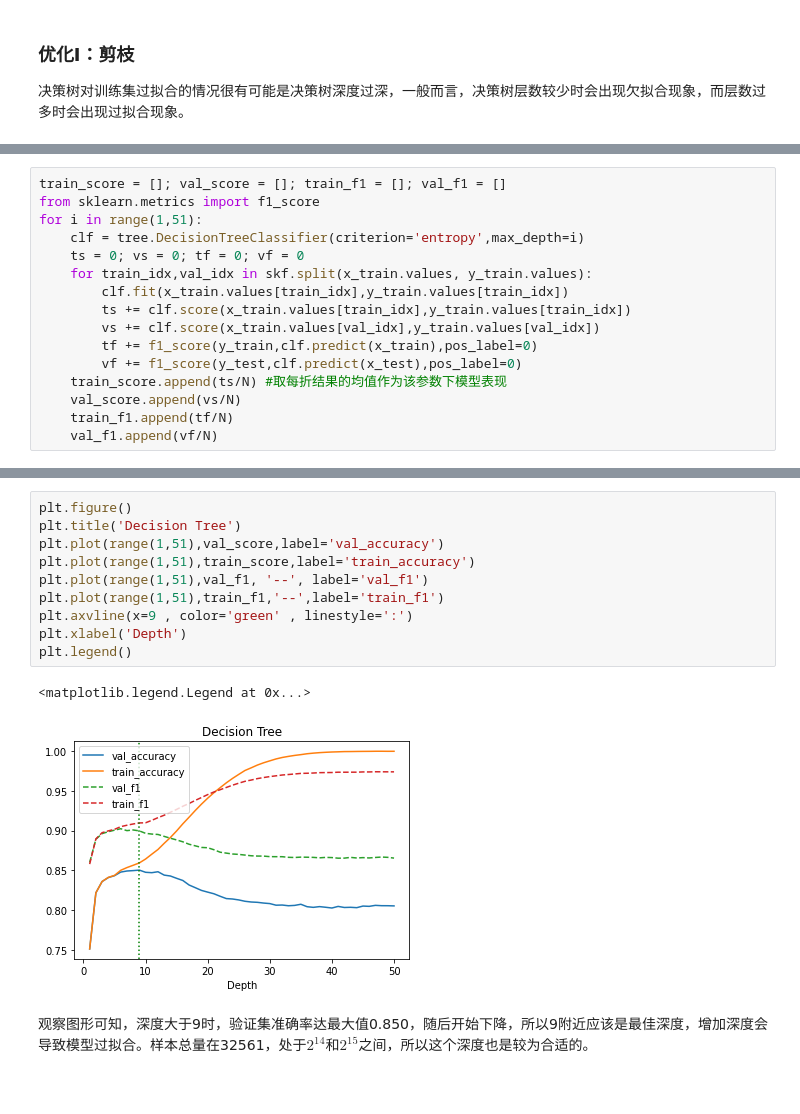
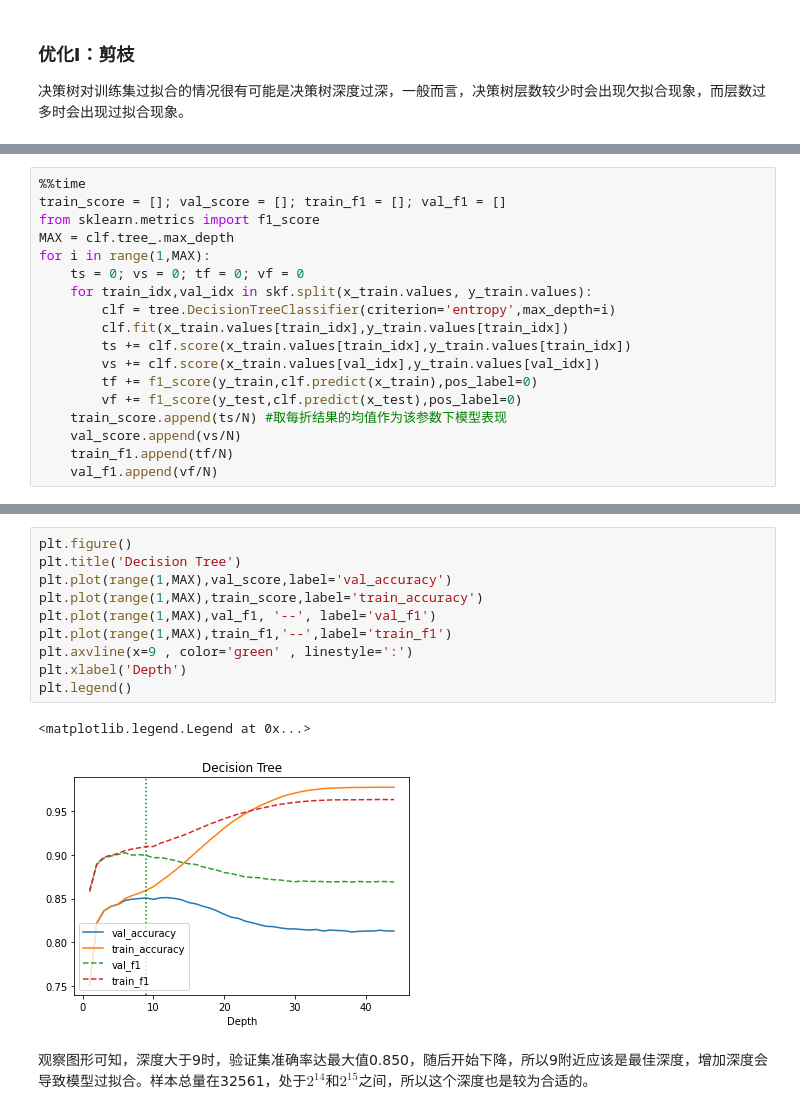
Before and after one commit to MarioZZJ/PM.SimLab-DM, a Jupyter notebook: L2-Classification.ipynb, the cells around one changed output, grey strips where cells are left out. Cells and saved outputs as stored; diff of their text form.

```diff
--- a/L2-Classification.ipynb
+++ b/L2-Classification.ipynb
@@ -330,12 +358,14 @@ clf.tree_.max_depth
 
 面对决策树过拟合严重的问题，可以采用剪枝的方法，在sklearn中可以通过限定`max_depth`来进行剪枝。下面结合分层KFold测试不同深度下决策树的表现。
 # %%
+%%time
 train_score = []; val_score = []; train_f1 = []; val_f1 = []
 from sklearn.metrics import f1_score
-for i in range(1,51):
-    clf = tree.DecisionTreeClassifier(criterion='entropy',max_depth=i)
+MAX = clf.tree_.max_depth
+for i in range(1,MAX):
     ts = 0; vs = 0; tf = 0; vf = 0
     for train_idx,val_idx in skf.split(x_train.values, y_train.values):
+        clf = tree.DecisionTreeClassifier(criterion='entropy',max_depth=i)
         clf.fit(x_train.values[train_idx],y_train.values[train_idx])
         ts += clf.score(x_train.values[train_idx],y_train.values[train_idx])
         vs += clf.score(x_train.values[val_idx],y_train.values[val_idx])
@@ -348,16 +381,16 @@ for i in range(1,51):
 # %%
 plt.figure()
 plt.title('Decision Tree')
-plt.plot(range(1,51),val_score,label='val_accuracy')
-plt.plot(range(1,51),train_score,label='train_accuracy')
-plt.plot(range(1,51),val_f1, '--', label='val_f1')
-plt.plot(range(1,51),train_f1,'--',label='train_f1')
+plt.plot(range(1,MAX),val_score,label='val_accuracy')
+plt.plot(range(1,MAX),train_score,label='train_accuracy')
+plt.plot(range(1,MAX),val_f1, '--', label='val_f1')
+plt.plot(range(1,MAX),train_f1,'--',label='train_f1')
 plt.axvline(x=9 , color='green' , linestyle=':')
 plt.xlabel('Depth')
 plt.legend()
 # %% [output]
 <matplotlib.legend.Legend at 0x...>
-[figure, old version]
+[figure, new version]
 # %% [markdown]
 观察图形可知，深度大于9时，验证集准确率达最大值0.850，随后开始下降，所以9附近应该是最佳深度，增加深度会导致模型过拟合。样本总量在32561，处于$2^{14}$和$2^{15}$之间，所以这个深度也是较为合适的。
 # %%
```
Also changed, not shown: parts of 76 cells of this notebook, 2 other files.
